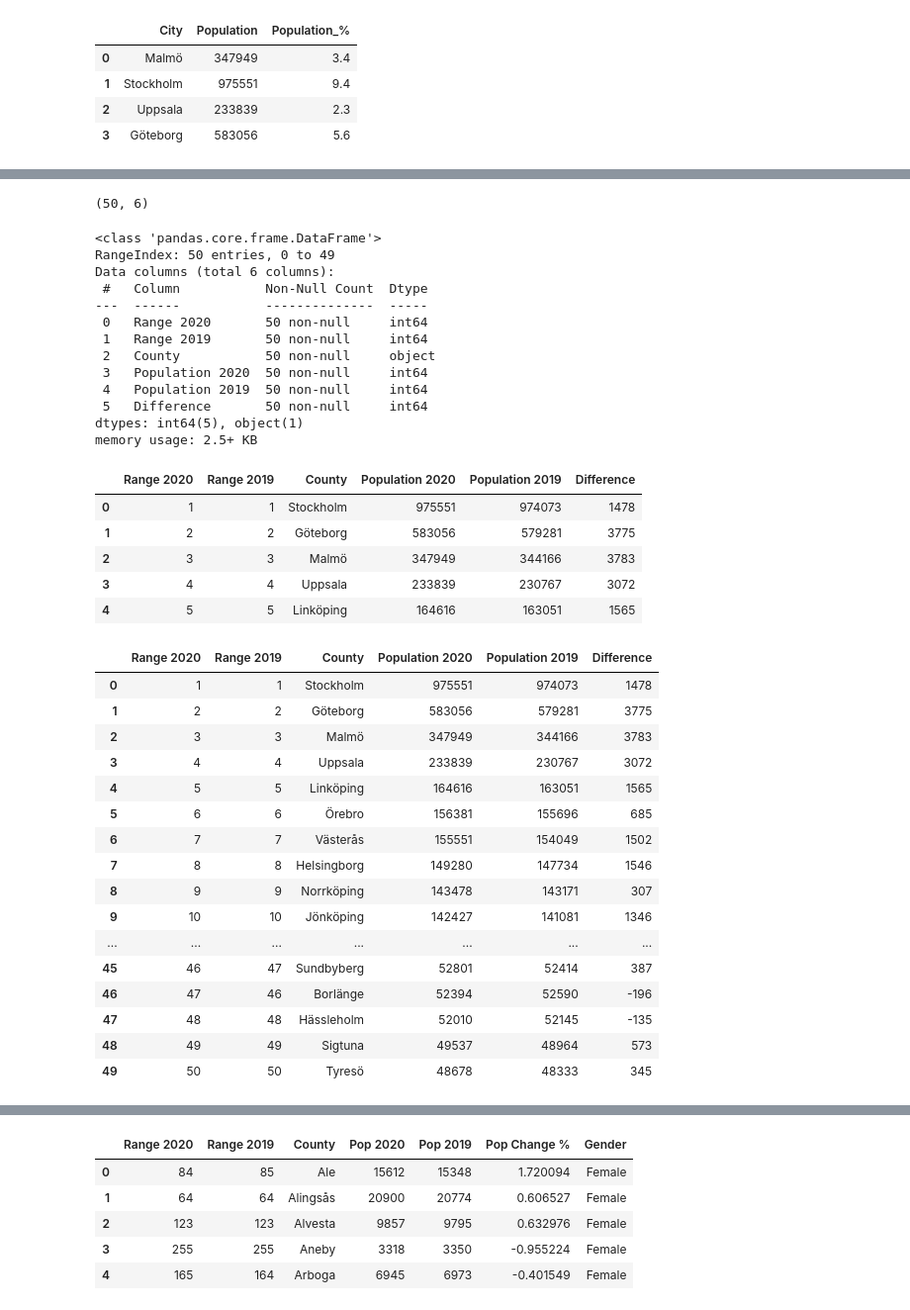
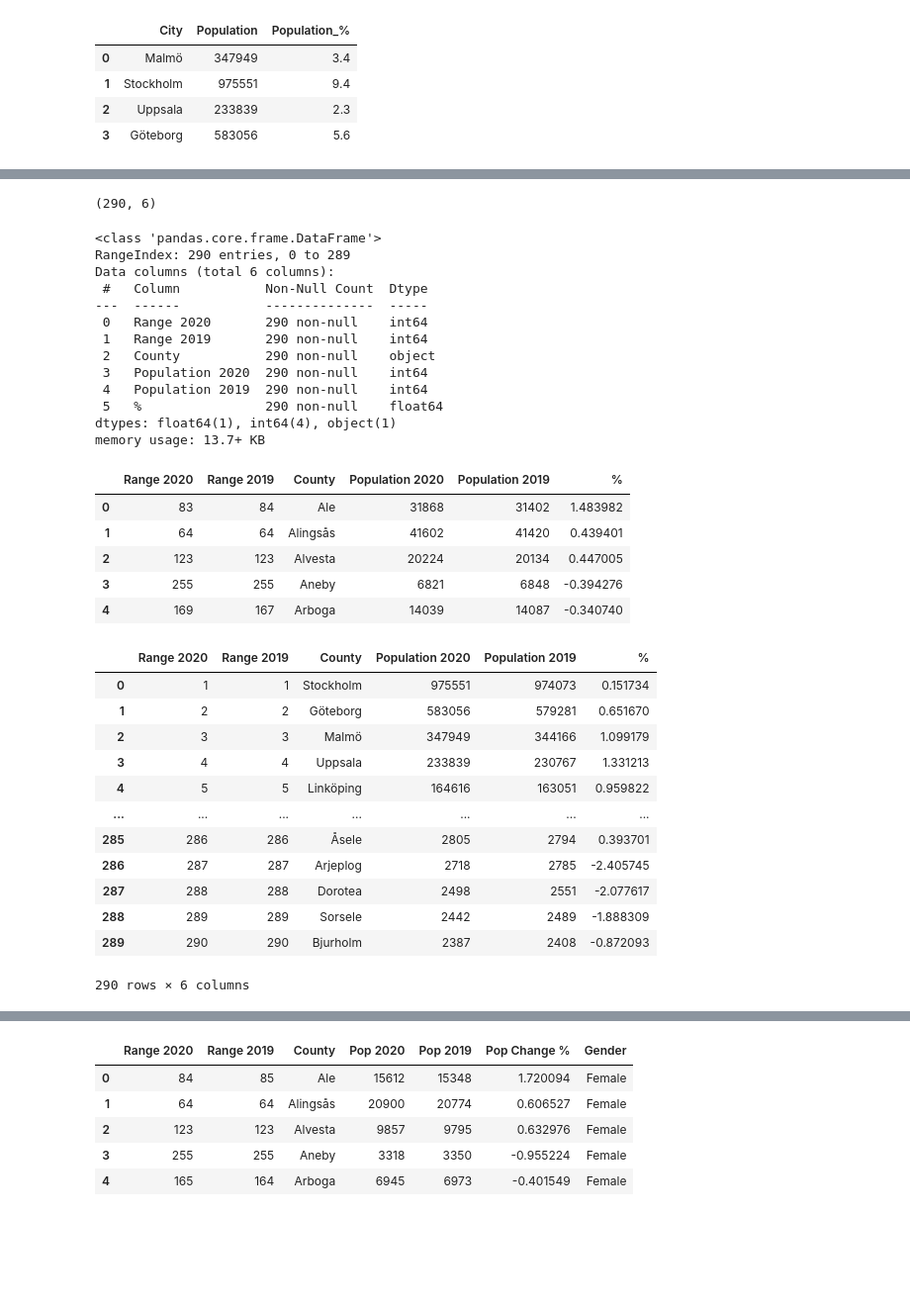
Before and after one commit to SCGlass/Data-Processing-Sam-Glass, a Jupyter notebook: Exercises/E00-Panda_fundamentals.ipynb, the cells around one changed output, grey strips where cells are left out. Shown: that part at 99% size. Saved outputs shown, nothing was run; the diff lists cells and outputs as text; code cells hidden in the pictures; blank space fills up the shorter version.

```diff
--- a/Exercises/E00-Panda_fundamentals.ipynb
+++ b/Exercises/E00-Panda_fundamentals.ipynb
@@ -234,6 +234,6 @@ import pandas as pnd
 import matplotlib.pyplot as plt
 import seaborn as sns
 
-df_pop = pd.read_excel("../Data/komtopp50_2020.xlsx", skiprows = 6)
+df_pop = pd.read_excel("../Data/komtopp50_2020.xlsx", "Totalt", skiprows = 6)
 df_pop.head()
 # %% [output]
@@ -274,7 +274,7 @@ df_pop.describe()
 # %%
 df_pop.shape
 # %% [output]
-(50, 6)
+(290, 6)
 # %%
 df_pop.rename(
     columns={2020 : "Range 2020", 2019 : "Range 2019", "Unnamed: 2" : "County",
@@ -283,48 +283,44 @@ df_pop.rename(
 df_pop.info()
 # %% [output]
 <class 'pandas.core.frame.DataFrame'>
-RangeIndex: 50 entries, 0 to 49
+RangeIndex: 290 entries, 0 to 289
 Data columns (total 6 columns):
  #   Column           Non-Null Count  Dtype
 ---  ------           --------------  -----
- 0   Range 2020       50 non-null     int64
- 1   Range 2019       50 non-null     int64
- 2   County           50 non-null     object
- 3   Population 2020  50 non-null     int64
- 4   Population 2019  50 non-null     int64
- 5   Difference       50 non-null     int64
-dtypes: int64(5), object(1)
-memory usage: 2.5+ KB
+ 0   Range 2020       290 non-null    int64
+ 1   Range 2019       290 non-null    int64
+ 2   County           290 non-null    object
+ 3   Population 2020  290 non-null    int64
+ 4   Population 2019  290 non-null    int64
+ 5   %                290 non-null    float64
+dtypes: float64(1), int64(4), object(1)
+memory usage: 13.7+ KB
 # %%
 # cleaned data
 df_pop.head()
 # %% [output]
-|  | Range 2020 | Range 2019 | County | Population 2020 | Population 2019 | Difference |
-| 0 | 1 | 1 | Stockholm | 975551 | 974073 | 1478 |
-| 1 | 2 | 2 | Göteborg | 583056 | 579281 | 3775 |
-| 2 | 3 | 3 | Malmö | 347949 | 344166 | 3783 |
-| 3 | 4 | 4 | Uppsala | 233839 | 230767 | 3072 |
-| 4 | 5 | 5 | Linköping | 164616 | 163051 | 1565 |
+|  | Range 2020 | Range 2019 | County | Population 2020 | Population 2019 | % |
+| 0 | 83 | 84 | Ale | 31868 | 31402 | 1.483982 |
+| 1 | 64 | 64 | Alingsås | 41602 | 41420 | 0.439401 |
+| 2 | 123 | 123 | Alvesta | 20224 | 20134 | 0.447005 |
+| 3 | 255 | 255 | Aneby | 6821 | 6848 | -0.394276 |
+| 4 | 169 | 167 | Arboga | 14039 | 14087 | -0.340740 |
 # %%
-df_high_low_pop = df_pop.sort_values(by = "Population 2020", ascending = False)
+df_high_low_pop = df_pop.sort_values(by = "Population 2020", ascending = False).reset_index(drop = True)
 df_high_low_pop
 # %% [output]
-|  | Range 2020 | Range 2019 | County | Population 2020 | Population 2019 | Difference |
-| 0 | 1 | 1 | Stockholm | 975551 | 974073 | 1478 |
-| 1 | 2 | 2 | Göteborg | 583056 | 579281 | 3775 |
-| 2 | 3 | 3 | Malmö | 347949 | 344166 | 3783 |
-| 3 | 4 | 4 | Uppsala | 233839 | 230767 | 3072 |
-| 4 | 5 | 5 | Linköping | 164616 | 163051 | 1565 |
-| 5 | 6 | 6 | Örebro | 156381 | 155696 | 685 |
-| 6 | 7 | 7 | Västerås | 155551 | 154049 | 1502 |
-| 7 | 8 | 8 | Helsingborg | 149280 | 147734 | 1546 |
-| 8 | 9 | 9 | Norrköping | 143478 | 143171 | 307 |
-| 9 | 10 | 10 | Jönköping | 142427 | 141081 | 1346 |
+|  | Range 2020 | Range 2019 | County | Population 2020 | Population 2019 | % |
+| 0 | 1 | 1 | Stockholm | 975551 | 974073 | 0.151734 |
+| 1 | 2 | 2 | Göteborg | 583056 | 579281 | 0.651670 |
+| 2 | 3 | 3 | Malmö | 347949 | 344166 | 1.099179 |
+| 3 | 4 | 4 | Uppsala | 233839 | 230767 | 1.331213 |
+| 4 | 5 | 5 | Linköping | 164616 | 163051 | 0.959822 |
 | ... | ... | ... | ... | ... | ... | ... |
-| 45 | 46 | 47 | Sundbyberg | 52801 | 52414 | 387 |
-| 46 | 47 | 46 | Borlänge | 52394 | 52590 | -196 |
-| 47 | 48 | 48 | Hässleholm | 52010 | 52145 | -135 |
-| 48 | 49 | 49 | Sigtuna | 49537 | 48964 | 573 |
-| 49 | 50 | 50 | Tyresö | 48678 | 48333 | 345 |
+| 285 | 286 | 286 | Åsele | 2805 | 2794 | 0.393701 |
+| 286 | 287 | 287 | Arjeplog | 2718 | 2785 | -2.405745 |
+| 287 | 288 | 288 | Dorotea | 2498 | 2551 | -2.077617 |
+| 288 | 289 | 289 | Sorsele | 2442 | 2489 | -1.888309 |
+| 289 | 290 | 290 | Bjurholm | 2387 | 2408 | -0.872093 |
+290 rows × 6 columns
 # %%
 # question d)
```
Also changed, not shown: parts of 13 cells of this notebook.
